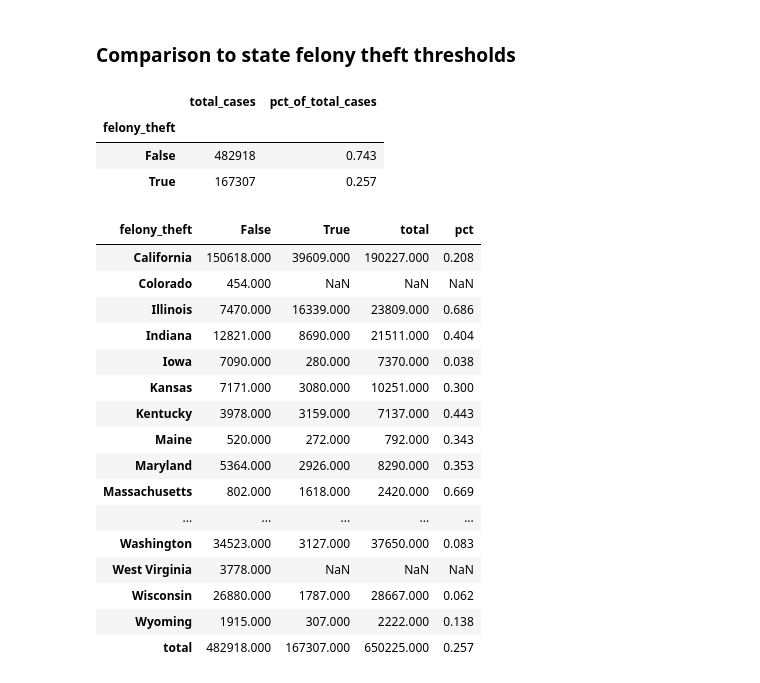
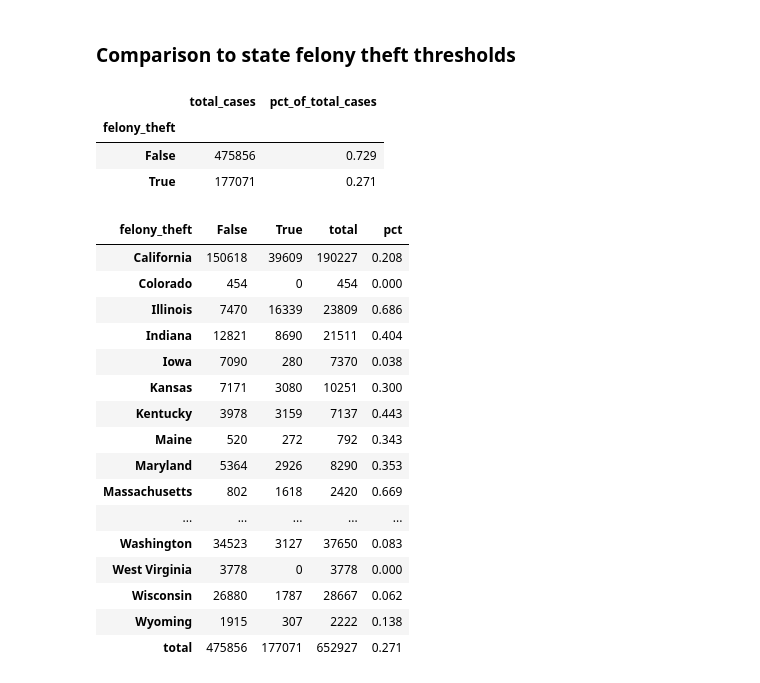
Before and after one commit to cbs-news-data/wage-theft-data, a Jupyter notebook: notebooks/national_analysis/national_analysis.ipynb, the cells around one changed output. Drawn from its saved outputs; the diff is of its cells as text; code cells hidden in the pictures.

Commit message:
Update after additional changes from the Texas Workforce Commission

```diff
--- a/notebooks/national_analysis/national_analysis.ipynb
+++ b/notebooks/national_analysis/national_analysis.ipynb
@@ -431,11 +467,16 @@ felony_thresholds = (
     .to_dict(orient="index")
 )
 
-felony_threshold_df = df.assign(
-    felony_theft_threshold=lambda d: d.state_name.map(felony_thresholds).apply(
-        lambda x: x["felony_theft_threshold"]
+felony_threshold_df = (
+    df
+    .pipe(sf.append_texas_amounts, filename="input/texas_amounts.csv.gz")
+    .assign(
+        felony_theft_threshold=lambda d: d.state_name.map(felony_thresholds).apply(
+            lambda x: x["felony_theft_threshold"]
+        )
     )
-).assign(felony_theft=lambda d: d.overall_case_amount >= d.felony_theft_threshold)
+    .assign(felony_theft=lambda d: d.overall_case_amount >= d.felony_theft_threshold)
+)
 
 (
     felony_threshold_df.groupby("felony_theft")
@@ -446,37 +487,35 @@ felony_threshold_df = df.assign(
 # %% [output]
 |  | total_cases | pct_of_total_cases |
 | felony_theft |  |  |
-| False | 482918 | 0.743 |
-| True | 167307 | 0.257 |
+| False | 475856 | 0.729 |
+| True | 177071 | 0.271 |
 # %%
 (
     pd.crosstab(
         index=felony_threshold_df.state_name,
         columns=felony_threshold_df.felony_theft,
-        values=felony_threshold_df.case_uuid,
-        aggfunc="nunique",
     )
     .pipe(lambda d: pd.concat([d, d.sum().to_frame("total").T]))
     .assign(total=lambda d: d[True] + d[False])
     .assign(
         pct=lambda d: d[True] / d.total,
     )
 )
 # %% [output]
 | felony_theft | False | True | total | pct |
-| California | 150618.000 | 39609.000 | 190227.000 | 0.208 |
-| Colorado | 454.000 | NaN | NaN | NaN |
-| Illinois | 7470.000 | 16339.000 | 23809.000 | 0.686 |
-| Indiana | 12821.000 | 8690.000 | 21511.000 | 0.404 |
-| Iowa | 7090.000 | 280.000 | 7370.000 | 0.038 |
-| Kansas | 7171.000 | 3080.000 | 10251.000 | 0.300 |
-| Kentucky | 3978.000 | 3159.000 | 7137.000 | 0.443 |
-| Maine | 520.000 | 272.000 | 792.000 | 0.343 |
-| Maryland | 5364.000 | 2926.000 | 8290.000 | 0.353 |
-| Massachusetts | 802.000 | 1618.000 | 2420.000 | 0.669 |
+| California | 150618 | 39609 | 190227 | 0.208 |
+| Colorado | 454 | 0 | 454 | 0.000 |
+| Illinois | 7470 | 16339 | 23809 | 0.686 |
+| Indiana | 12821 | 8690 | 21511 | 0.404 |
+| Iowa | 7090 | 280 | 7370 | 0.038 |
+| Kansas | 7171 | 3080 | 10251 | 0.300 |
+| Kentucky | 3978 | 3159 | 7137 | 0.443 |
+| Maine | 520 | 272 | 792 | 0.343 |
+| Maryland | 5364 | 2926 | 8290 | 0.353 |
+| Massachusetts | 802 | 1618 | 2420 | 0.669 |
 | ... | ... | ... | ... | ... |
-| Washington | 34523.000 | 3127.000 | 37650.000 | 0.083 |
-| West Virginia | 3778.000 | NaN | NaN | NaN |
-| Wisconsin | 26880.000 | 1787.000 | 28667.000 | 0.062 |
-| Wyoming | 1915.000 | 307.000 | 2222.000 | 0.138 |
-| total | 482918.000 | 167307.000 | 650225.000 | 0.257 |
+| Washington | 34523 | 3127 | 37650 | 0.083 |
+| West Virginia | 3778 | 0 | 3778 | 0.000 |
+| Wisconsin | 26880 | 1787 | 28667 | 0.062 |
+| Wyoming | 1915 | 307 | 2222 | 0.138 |
+| total | 475856 | 177071 | 652927 | 0.271 |
```
Also changed, not shown: parts of 14 cells of this notebook, 37 other files.
